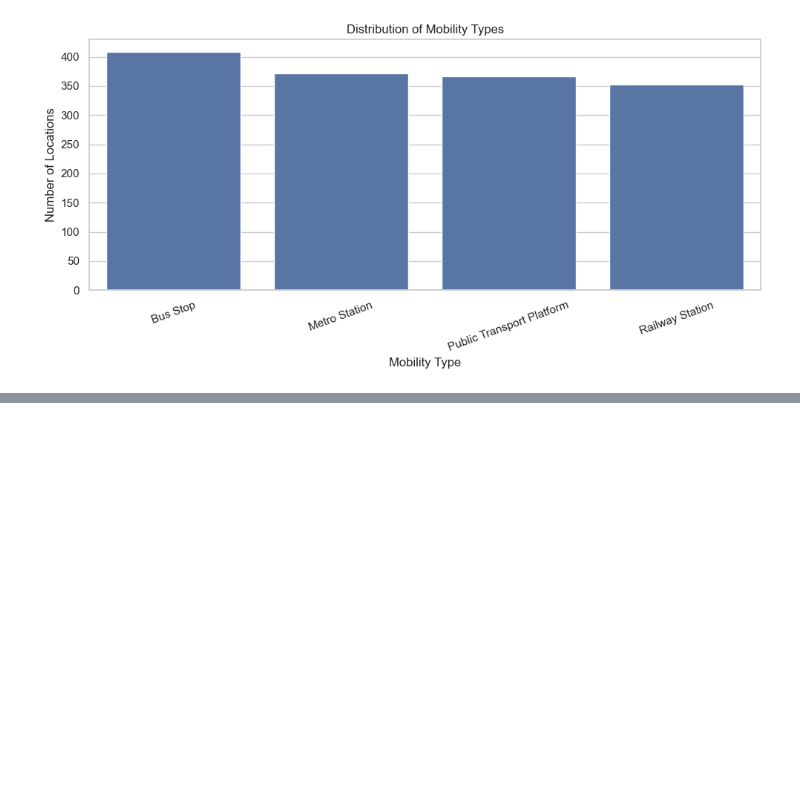
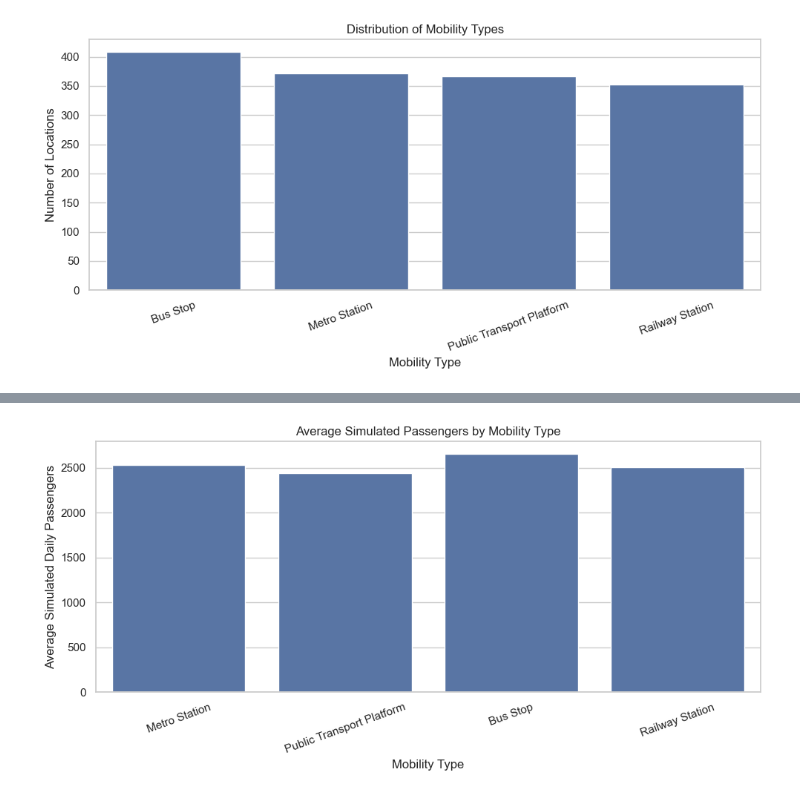
Before and after one commit to aravind541/GeoPulse-Retail-Mobility-Analytics, a Jupyter notebook: GeoPulse_EDA.ipynb, the cells around one changed output, grey strips where cells are left out. Saved outputs shown, nothing was run; the diff lists cells and outputs as text; code cells hidden in the pictures; blank space fills up the shorter version.

```diff
--- a/GeoPulse_EDA.ipynb
+++ b/GeoPulse_EDA.ipynb
@@ -452,0 +548,19 @@ plt.show()
+# %%
+plt.figure(figsize=(10, 5))
+
+sns.barplot(
+    data=mobility_df,
+    x="mobility_type",
+    y="simulated_daily_passengers",
+    estimator="mean",
+    errorbar=None
+)
+
+plt.title("Average Simulated Passengers by Mobility Type")
+plt.xlabel("Mobility Type")
+plt.ylabel("Average Simulated Daily Passengers")
+plt.xticks(rotation=20)
+plt.tight_layout()
+plt.show()
+# %% [output]
+[figure, added]
```
Also changed, not shown: parts of 9 cells of this notebook, 1 other file.
